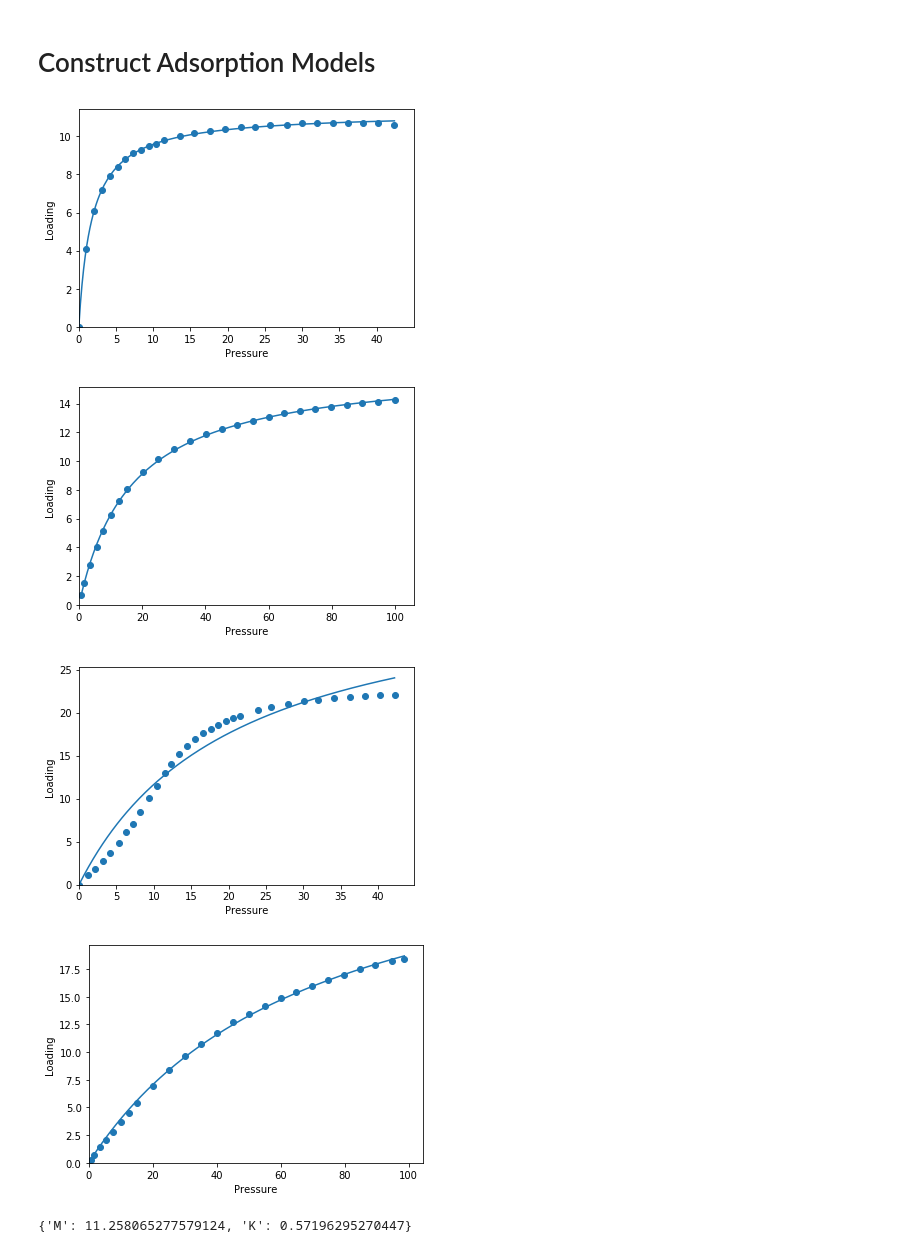
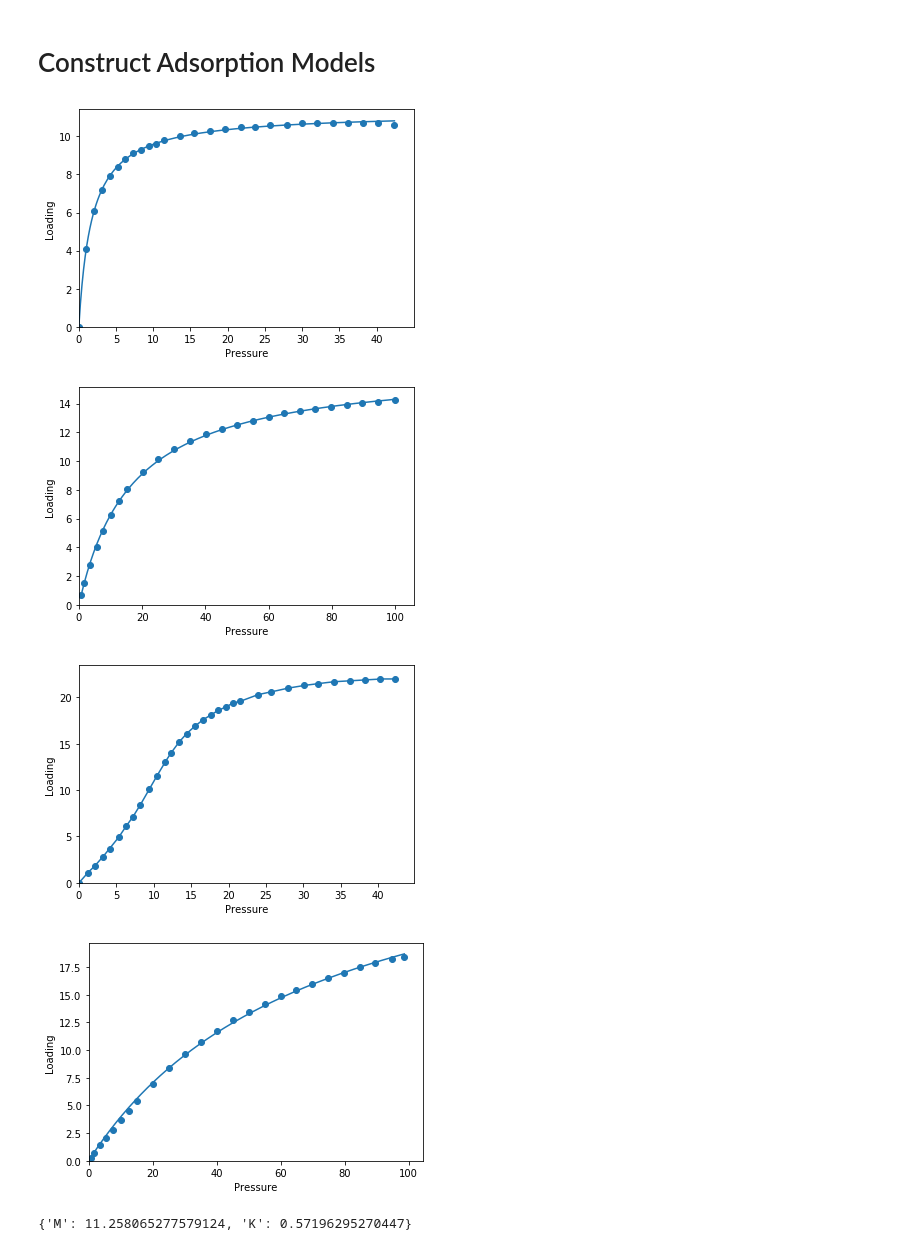
Before and after one commit to SimonEnsemble/nonlinear_sensing, a Jupyter notebook: viz mapping.ipynb, the cells around one changed output. Cells and saved outputs as stored; diff of their text form; code cells hidden in the pictures.

```diff
--- a/viz mapping.ipynb
+++ b/viz mapping.ipynb
@@ -50,17 +50,23 @@ df["MOF-5"]["co2"]
 # %%
 ads_model = dict()
 for mof in mofs:
     ads_model[mof] = dict()
     for gas in gases:
-        ads_model[mof][gas] = pyiast.ModelIsotherm(df[mof][gas],
-                                    pressure_key="P(bar)",
-                                    loading_key="N(mmol/g)",
-                                    model="Langmuir")
+        if gas == "co2" and mof == "MOF-5":
+            ads_model[mof][gas] = pyiast.InterpolatorIsotherm(df[mof][gas],
+                                                        pressure_key="P(bar)",
+                                                        loading_key="N(mmol/g)",
+                                                        fill_value=df[mof][gas]["N(mmol/g)"].max)
+        else:
+            ads_model[mof][gas] = pyiast.ModelIsotherm(df[mof][gas],
+                                                        pressure_key="P(bar)",
+                                                        loading_key="N(mmol/g)",
+                                                        model="Langmuir")
         pyiast.plot_isotherm(ads_model[mof][gas])
 # %% [output]
 [figure]
 [figure]
-[figure, old version]
+[figure, new version]
 [figure]
 # %%
 ads_model["HKUST-1"]["co2"].params
```
Also changed, not shown: parts of 6 cells of this notebook.
